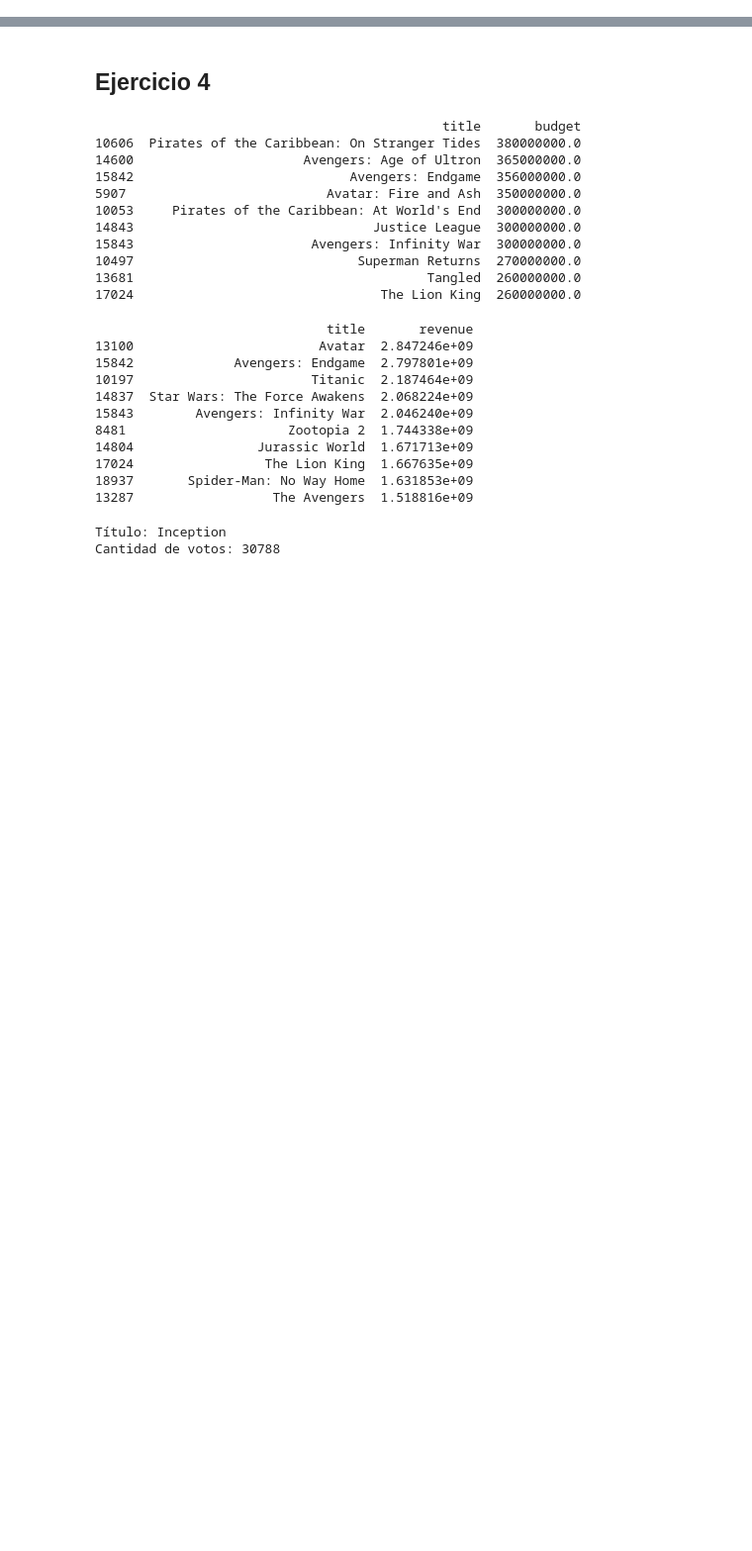
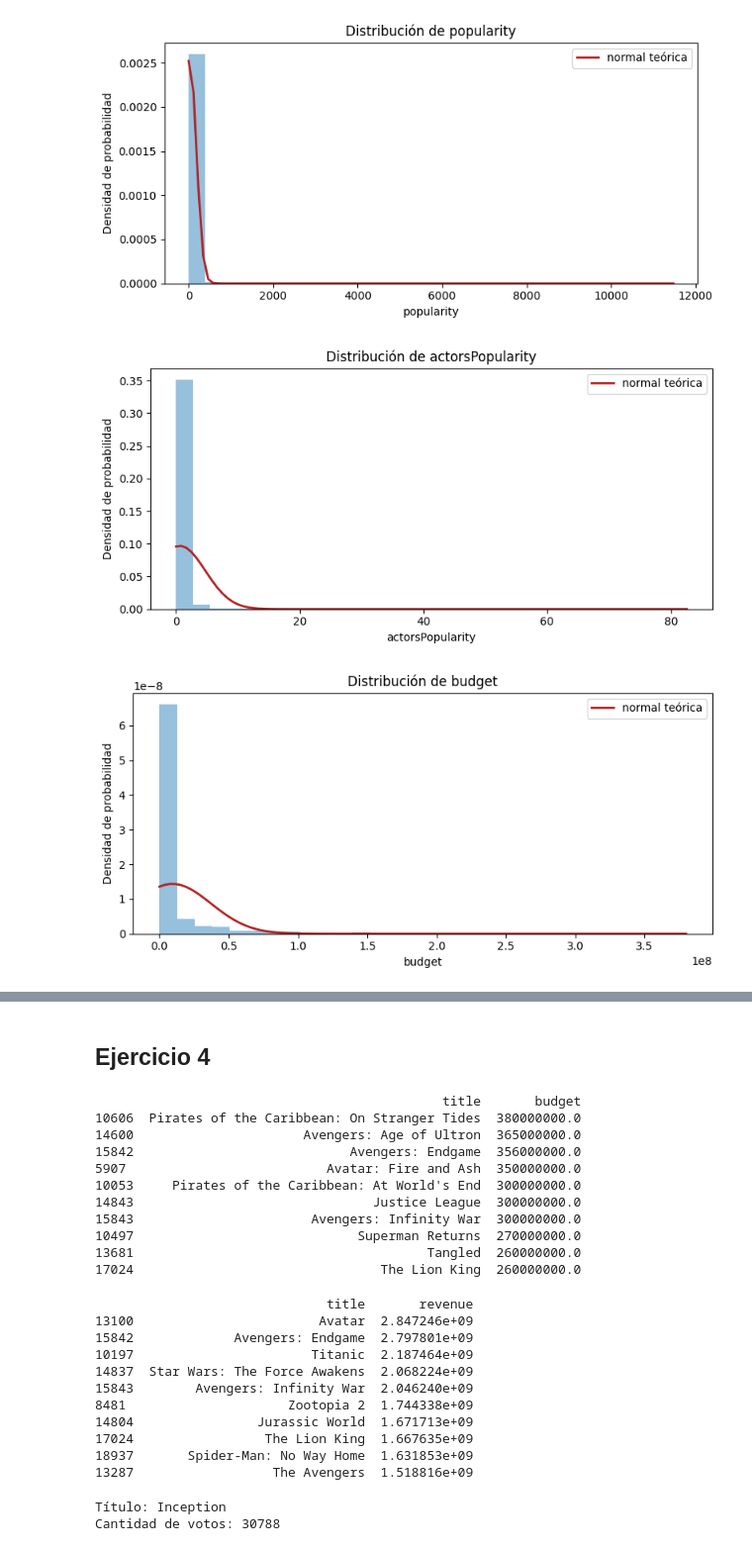
Before and after one commit to Branuvg/lab1_mineria, a Jupyter notebook: lab1.ipynb, the cells around one changed output, grey strips where cells are left out. Shown at 99% size. Cells and saved outputs as stored; diff of their text form; code cells hidden in the pictures; blank space fills up the shorter version.

Commit message:
normalidad ejercicio 3

```diff
--- a/lab1.ipynb
+++ b/lab1.ipynb
@@ -93,0 +106,49 @@ dtype: int64
+# %%
+import pandas as pd
+import numpy as np
+import matplotlib.pyplot as plt
+from scipy import stats
+
+# Cargar datos
+df = pd.read_csv('movies_2026.csv')
+
+# Variables cuantitativas
+continuas = ['popularity', 'actorsPopularity']
+discretas = ['budget', 'revenue', 'runtime', 'voteCount', 'genresAmount',
+             'productionCoAmount', 'productionCountriesAmount', 'actorsAmount',
+             'castWomenAmount', 'castMenAmount', 'voteAvg']
+
+todas_cuantitativas = continuas + discretas
+
+# Histograma + Curva Normal Teorica
+
+for col in todas_cuantitativas:
+    if col in df.columns:
+        # Eliminar valores nulos y convertir a numérico
+        datos = pd.to_numeric(df[col], errors='coerce').dropna()
+
+        # Verificar que hay datos válidos
+        if len(datos) > 0:
+            # Media y desviación estándar
+            mu, sigma = stats.norm.fit(datos)
+
+            # Valores teóricos de la normal
+            x_hat = np.linspace(min(datos), max(datos), num=100)
+            y_hat = stats.norm.pdf(x_hat, mu, sigma)
+
+            # Gráfico
+            fig, ax = plt.subplots(figsize=(8, 4))
+            ax.plot(x_hat, y_hat, linewidth=2, color='firebrick', label='normal teórica')
+            ax.hist(x=datos, density=True, bins=30, color="#3182bd", alpha=0.5)
+            ax.set_title(f'Distribución de {col}')
+            ax.set_xlabel(col)
+            ax.set_ylabel('Densidad de probabilidad')
+            ax.legend()
+            plt.tight_layout()
+            plt.show()
+        else:
+            print(f"Advertencia: '{col}' no contiene datos numéricos válidos")
+# %% [output]
+[figure, added]
+[figure, added]
+[figure, added]
```
Also changed, not shown: parts of 9 cells of this notebook.
